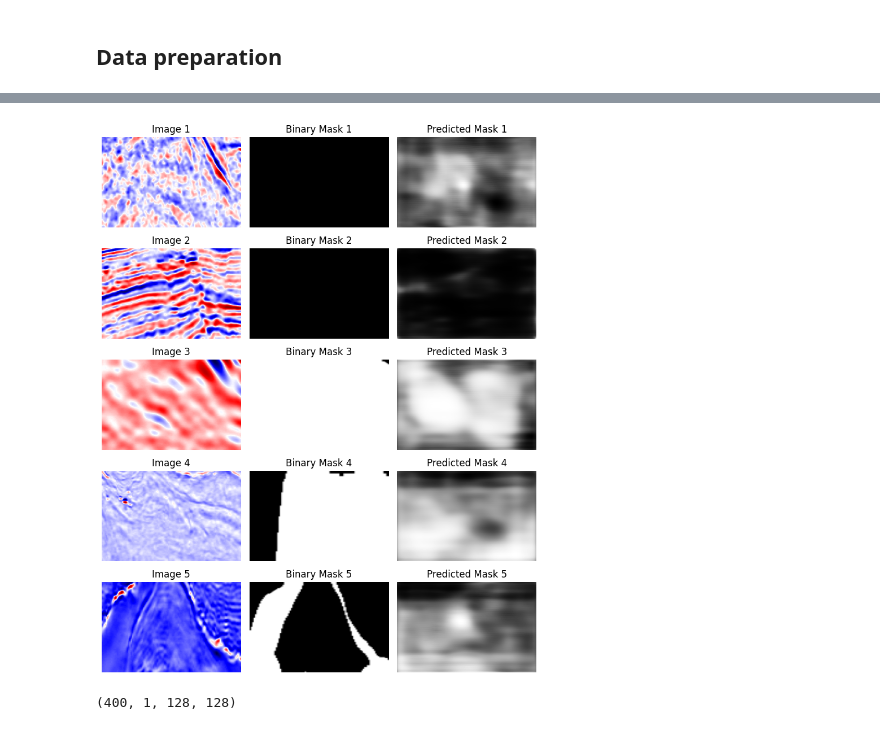
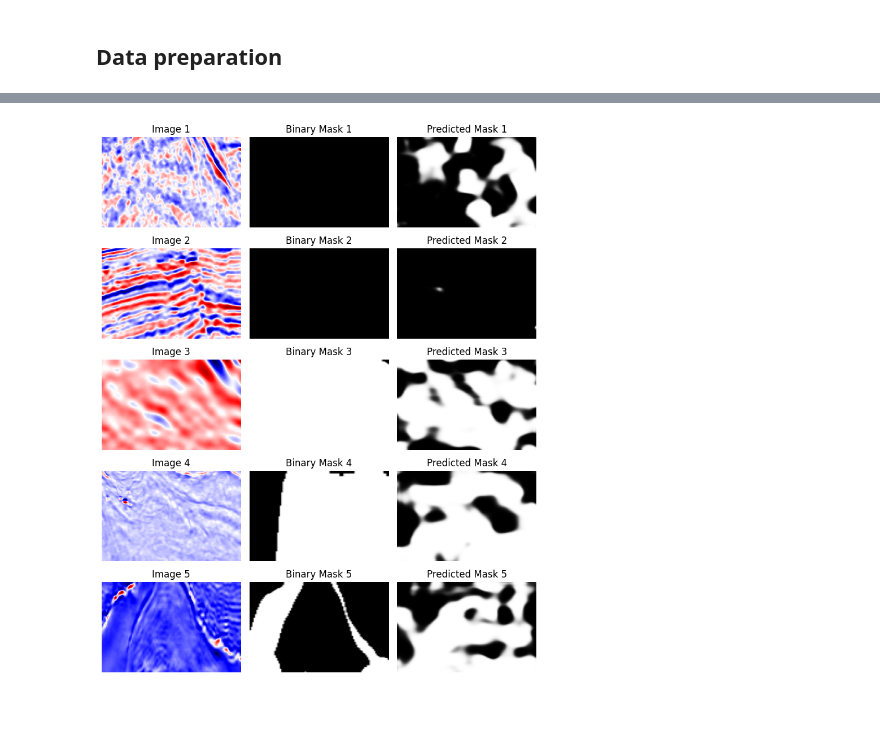
Before and after one commit to omarmohamed15/MLgeoscience_KAUST, a Jupyter notebook: ErSE222_2025/Lab/Week8_Salt.ipynb, the cells around one changed output, grey strips where cells are left out. Saved outputs shown, nothing was run; the diff lists cells and outputs as text; code cells hidden in the pictures.

```diff
--- a/ErSE222_2025/Lab/Week8_Salt.ipynb
+++ b/ErSE222_2025/Lab/Week8_Salt.ipynb
@@ -123,32 +123,32 @@ class UNET(nn.Module):
 
         # Encoder
         self.encoder_conv1 = nn.Conv2d(input_channels, FM1, kernel_size=3, stride=1, padding=1)
-        self.encoder_ac1 = nn.LeakyReLU(0.1)
+        self.encoder_ac1 = nn.ReLU()
         self.pool1 = nn.MaxPool2d(kernel_size=2, stride=2)
 
         self.encoder_conv2 = nn.Conv2d(FM1, FM2, kernel_size=3, stride=1, padding=1)  # Same feature maps
-        self.encoder_ac2 = nn.LeakyReLU(0.1)
+        self.encoder_ac2 = nn.ReLU()
         self.pool2 = nn.MaxPool2d(kernel_size=2, stride=2)
 
         self.encoder_conv3 = nn.Conv2d(FM2, FM3, kernel_size=3, stride=1, padding=1)
-        self.encoder_ac3 = nn.LeakyReLU(0.1)
+        self.encoder_ac3 = nn.ReLU()
         self.pool3 = nn.MaxPool2d(kernel_size=2, stride=2)
 
         self.encoder_bottleneck = nn.Conv2d(FM3, bottleneck_dim, kernel_size=3, stride=1, padding=1)  # Bottleneck with 1 feature map
-        self.encoder_bottleneck_ac = nn.LeakyReLU(0.1)
+        self.encoder_bottleneck_ac = nn.ReLU()
 
         # Decoder
         self.decoder_upsample1 = nn.Upsample(scale_factor=2, mode='bilinear')
         self.decoder_conv1 = nn.Conv2d(bottleneck_dim, FM3, kernel_size=3, padding=1)
-        self.decoder_ac1 = nn.LeakyReLU(0.1)
+        self.decoder_ac1 = nn.ReLU()
 
         self.decoder_upsample2 = nn.Upsample(scale_factor=2, mode='bilinear')
         self.decoder_conv2 = nn.Conv2d(FM3, FM2, kernel_size=3, padding=1)
-        self.decoder_ac2 = nn.LeakyReLU(0.1)
+        self.decoder_ac2 = nn.ReLU()
 
         self.decoder_upsample3 = nn.Upsample(scale_factor=2, mode='bilinear')
         self.decoder_conv3 = nn.Conv2d(FM2, FM1, kernel_size=3, padding=1)
-        self.decoder_ac3 = nn.LeakyReLU(0.1)
+        self.decoder_ac3 = nn.ReLU()
 
         self.decoder_convF = nn.Conv2d(FM1, output_channels, kernel_size=3, padding=1)  # Final output layer
         self.decoder_acF = nn.Sigmoid()
@@ -243,7 +244,7 @@ test_loader = torch.utils.data.DataLoader(dataset=dataset_test,
 # %%
 
 input_channels = 3
-FM1 = 64
+FM1 = 128
 FM2 = 2*FM1
 FM3 = 2*FM2
 bottleneck_dim = 2*FM3
@@ -261,7 +262,7 @@ optimizer = torch.optim.Adam(model.parameters(), lr=learning_rate)
 
 # Train the model
 model.train()
-num_epochs = 100
+num_epochs = 1000
 
 for epoch in range(num_epochs):
     losall = 0
@@ -347,33 +348,29 @@ Loss: 0.2669394016265869
 # %%
 from matplotlib import pyplot as plt
 
 # Assuming X is of shape (num_samples, height, width, channels) where channels = 3 for RGB
 # Assuming Y is of shape (num_samples, height, width) for binary masks
 
 num_examples = 5
 fig, axes = plt.subplots(num_examples, 3, figsize=(8, 10))
 
 for k in range(num_examples):
     datplot = dat[k].reshape((dat.shape[2],dat.shape[3],3))
     #predmask = outputsall[k].reshape((outputsall.shape[2],outputsall.shape[3],1))
 
     axes[k, 0].imshow(datplot[:,:,0], aspect='auto', cmap='seismic')  # Display RGB image
     axes[k, 0].set_title(f'Image {k + 1}')
     axes[k, 0].axis('off')
 
-    axes[k, 1].imshow(laball[k, 0,:, :], aspect='auto', cmap='gray')  # Display binary mask
+    axes[k, 1].imshow(laball[k][0], aspect='auto', cmap='gray')  # Display binary mask
     axes[k, 1].set_title(f'Binary Mask {k + 1}')
     axes[k, 1].axis('off')
 
-    axes[k, 2].imshow(outputsall[:, :, 0], aspect='auto', cmap='gray')  # Display binary mask
+    axes[k, 2].imshow(outputsall[k][0], aspect='auto', cmap='gray')  # Display binary mask
     axes[k, 2].set_title(f'Predicted Mask {k + 1}')
     axes[k, 2].axis('off')
 
 plt.tight_layout()
 plt.show()
 # %% [output]
-[figure, old version]
+[figure, new version]
-# %%
-outputsall.shape
-# %% [output]
-(400, 1, 128, 128)
```
Also changed, not shown: parts of 3 cells of this notebook.
